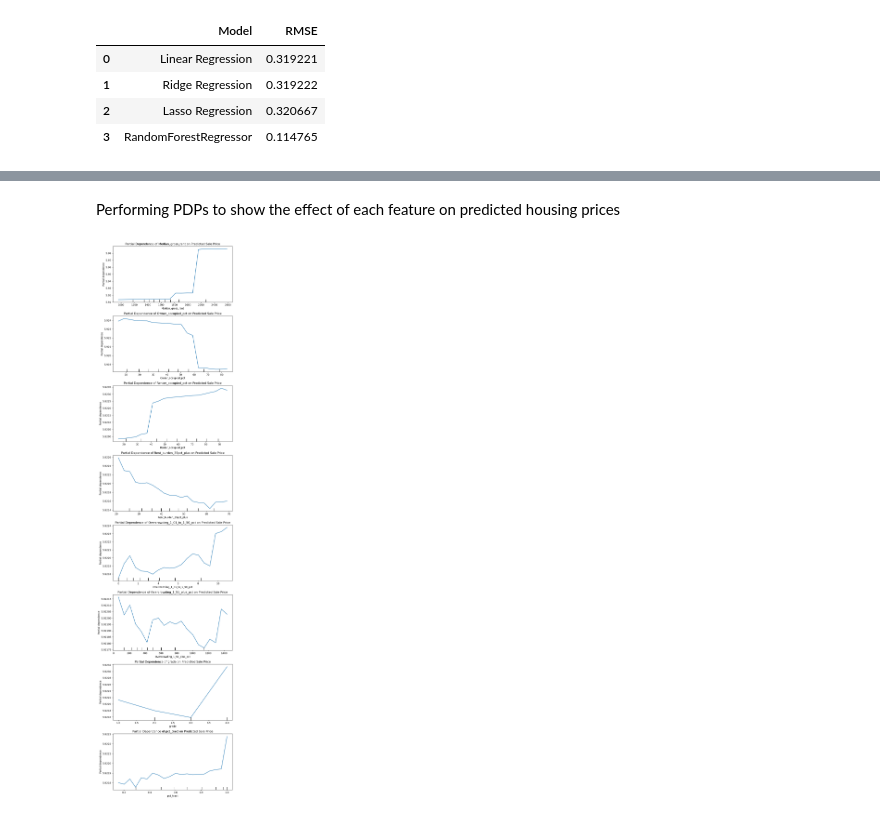
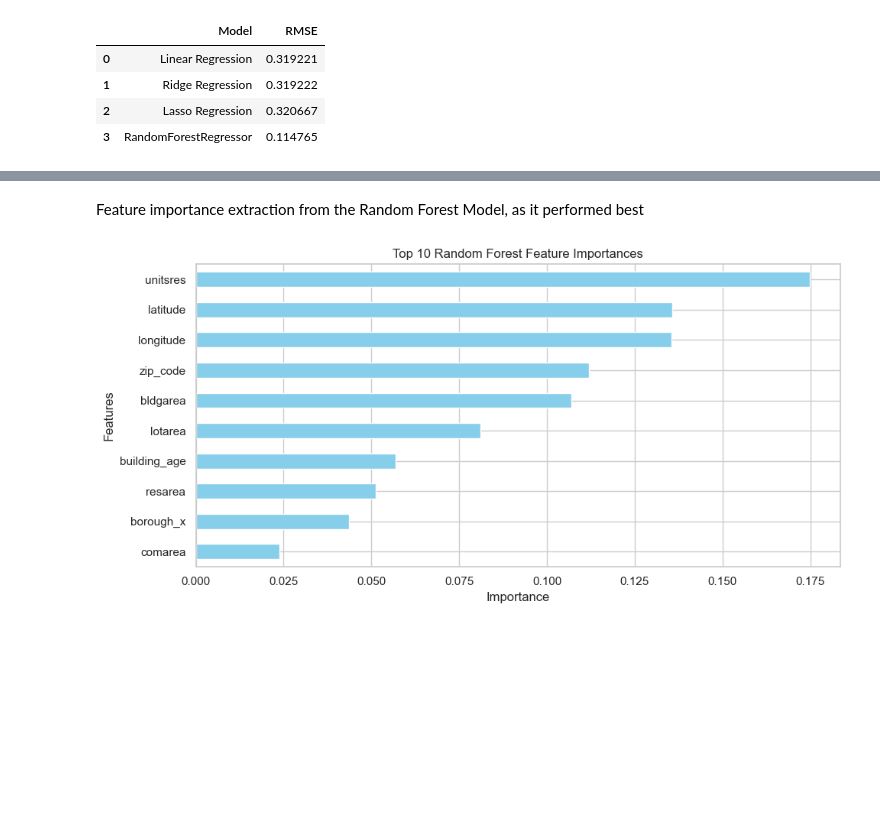
Before and after one commit to celina-ayl/capstone_project, a Jupyter notebook: capstone_project.ipynb, the cells around one changed output, grey strips where cells are left out. Saved outputs shown, nothing was run; the diff lists cells and outputs as text; code cells hidden in the pictures; blank space fills up the shorter version.

Commit message:
feature extraction

```diff
--- a/capstone_project.ipynb
+++ b/capstone_project.ipynb
@@ -1054,17 +1253,17 @@ df_final = df_extra.merge(crosswalk_ny[['GEOID_TRACT_20', 'GEOID_ZCTA5_20']],
 
 # replacing the GEOID for the zip code
 df_final.rename(columns={'GEOID_ZCTA5_20': 'zip_code'}, inplace=True)
+df_final['zip_code'] = df_final['zip_code'].astype(str)
 
 # convert grade to numeric values (1-4)
-df_final.rename(columns={'GEOID_ZCTA5_20': 'zip_code'}, inplace=True)
 grade_map = {'A': 1, 'B': 2, 'C': 3, 'D': 4}
 df_final['grade'] = df_final['grade'].map(grade_map)
 
-# removing unwanted columns
+# removing unused columns
 cols_to_drop = ['GEOID', 'GEOID_TRACT_20', 'Neighbourhood_name', 'city', 'state', 'Unnamed: 0']
 df_final.drop(columns=[c for c in cols_to_drop if c in df_final.columns], inplace=True)
 
-# moving the zip codes to the front
+# moving the zip_code to the front
 cols = df_final.columns.tolist()
 if 'zip_code' in cols:
     cols.remove('zip_code')
@@ -1094,12 +1293,21 @@ df_final['zip_code'] = df_final['zip_code'].astype(int)
 
 # merging the two sets
 df_new = pd.merge(df, df_final, on='zip_code', how='left')
+# rename variable name as it's a count, not a percentage
+df_new.rename(columns={
+    'Overcrowding_1_51_plus_pct': 'Overcrowding_1_51_plus_count'
+}, inplace=True)
 
 # missing value check on columns with socio-economic and HOLC data
 socio_holc_cols = [
-    'Owner_occupied_pct', 'Renter_occupied_pct', 'Median_gross_rent',
-    'Rent_burden_35pct_plus', 'Overcrowding_1_01_to_1_50_pct',
-    'Overcrowding_1_51_plus_pct', 'grade', 'pct_tract'
+    'Owner_occupied_pct',
+    'Renter_occupied_pct',
+    'Median_gross_rent',
+    'Rent_burden_35pct_plus',
+    'Overcrowding_1_01_to_1_50_pct',
+    'Overcrowding_1_51_plus_count',
+    'grade',
+    'pct_tract'
 ]
 
 # filling missing values with median
@@ -1124,6 +1348,6 @@ Selecting features
 # %%
-# original selected features
 features = [
+    # baseline features
     'borough_x',
     'zip_code',
     'lotarea',
@@ -1137,13 +1361,13 @@ features = [
     'latitude',
     'longitude',
 
-    # new socio-economic & HOLC features
+    # extended features
     'Owner_occupied_pct',
     'Renter_occupied_pct',
     'Median_gross_rent',
     'Rent_burden_35pct_plus',
     'Overcrowding_1_01_to_1_50_pct',
-    'Overcrowding_1_51_plus_pct',
+    'Overcrowding_1_51_plus_count',
     'grade',
     'pct_tract'
 ]
@@ -1268,30 +1476,18 @@ plt.show()
-# %% [markdown]
-Performing PDPs to show the effect of each feature on predicted housing prices
-# %%
-from sklearn.inspection import PartialDependenceDisplay
-
-# list of socio-economic + HOLC features van socio-economische + HOLC features
-socio_features = [
-    'Median_gross_rent', 'Owner_occupied_pct', 'Renter_occupied_pct',
-    'Rent_burden_35pct_plus', 'Overcrowding_1_01_to_1_50_pct',
-    'Overcrowding_1_51_plus_pct', 'grade', 'pct_tract'
-]
-
-# making the figure
-fig, axs = plt.subplots(len(socio_features), 1, figsize=(8, 4*len(socio_features)))
-
-# loop over all features and make a PDP
-for i, feature in enumerate(socio_features):
-    PartialDependenceDisplay.from_estimator(
-        forest_model,
-        X_train,
-        features=[feature],
-        ax=axs[i],
-        grid_resolution=20
-    )
-    axs[i].set_title(f'Partial Dependence of {feature} on Predicted Sale Price')
-
-plt.tight_layout()
-plt.show()
-# %% [output]
-[figure, removed]
+# %% [markdown]
+Feature importance extraction from the Random Forest Model, as it performed best
+# %%
+# extract feature importances from Random Forest Model
+f_importance = pd.Series(forest_model.feature_importances_, index=X.columns).sort_values(ascending=False)
+
+# plotting
+top_features = f_importance.head(10)
+plt.figure(figsize=(10,5))
+top_features.plot(kind='barh', color='skyblue')
+plt.xlabel('Importance')
+plt.ylabel('Features')
+plt.title('Top 10 Random Forest Feature Importances')
+plt.gca().invert_yaxis()
+plt.tight_layout()
+plt.show()
+# %% [output]
+[figure, added]
```
Also changed, not shown: parts of 17 cells of this notebook.
